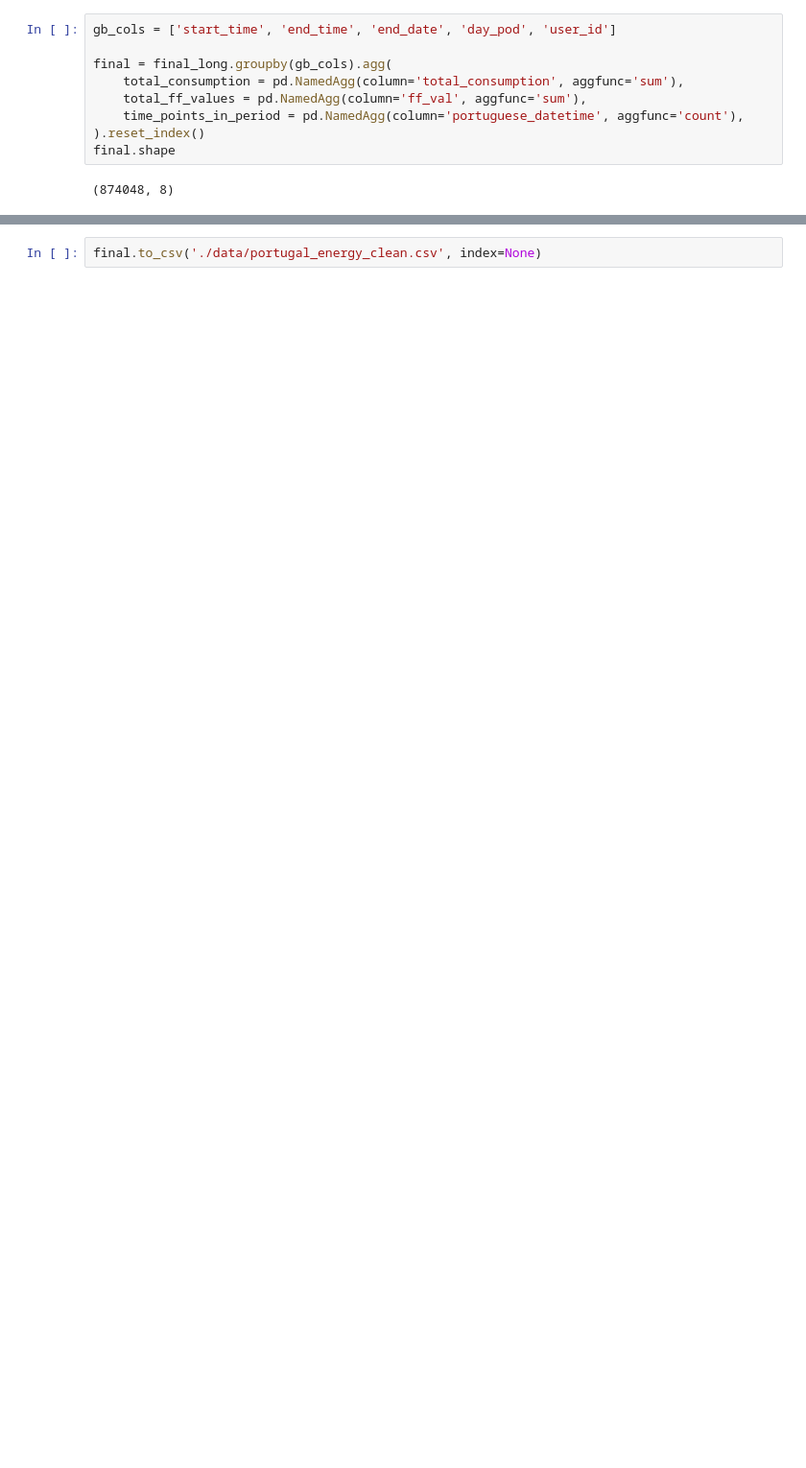
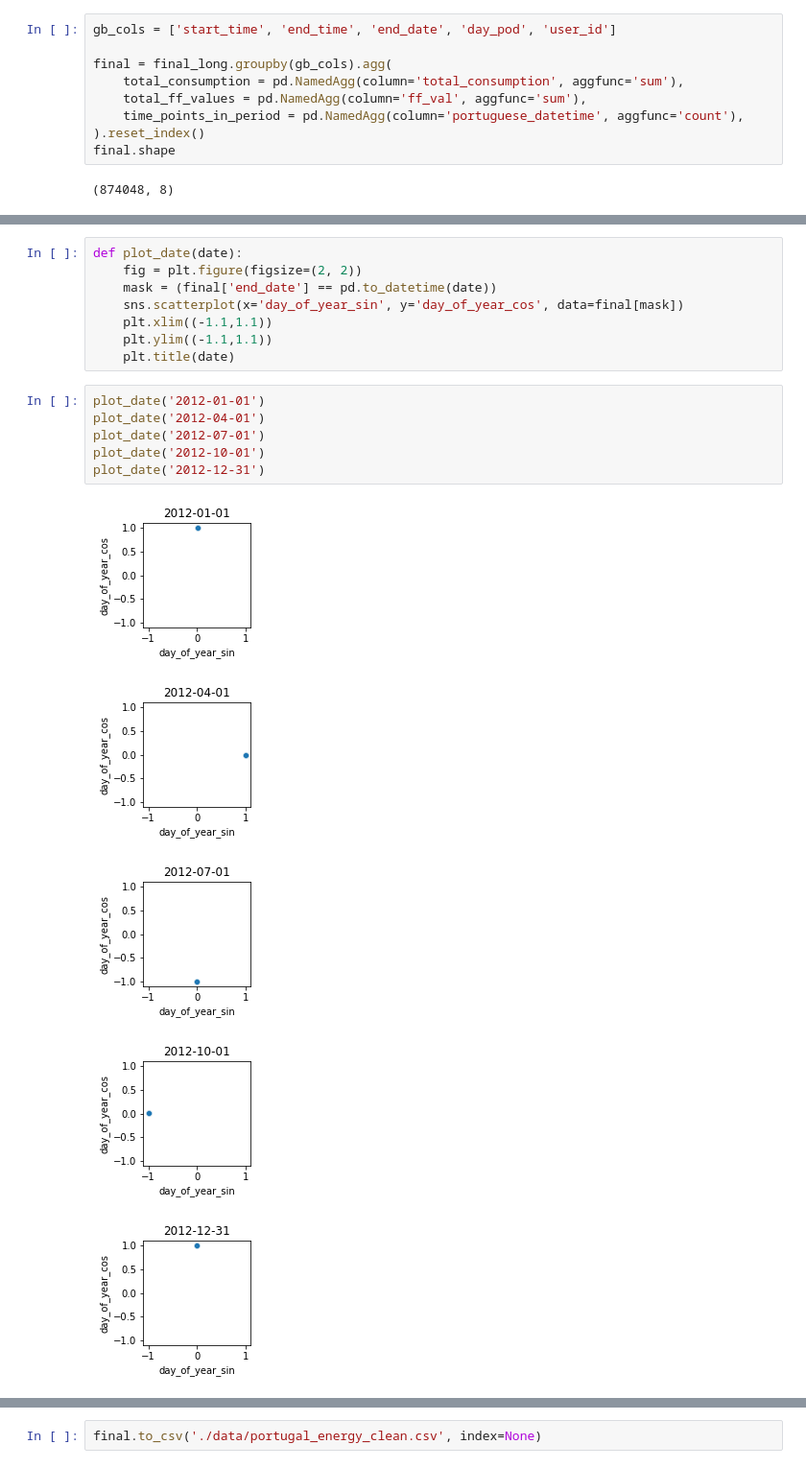
Before and after one commit to malomaye/asl-energy-forecasting, a Jupyter notebook: notebooks/raw_data_cleaning_shawn.ipynb, the cells around one changed output, grey strips where cells are left out. Shown at 96% size. Drawn from its saved outputs; the diff is of its cells as text; blank space fills up the shorter version.

```diff
--- a/notebooks/raw_data_cleaning_shawn.ipynb
+++ b/notebooks/raw_data_cleaning_shawn.ipynb
@@ -207,0 +229,20 @@ final.head()
+# %%
+def plot_date(date):
+    fig = plt.figure(figsize=(2, 2))
+    mask = (final['end_date'] == pd.to_datetime(date))
+    sns.scatterplot(x='day_of_year_sin', y='day_of_year_cos', data=final[mask])
+    plt.xlim((-1.1,1.1))
+    plt.ylim((-1.1,1.1))
+    plt.title(date)
+# %%
+plot_date('2012-01-01')
+plot_date('2012-04-01')
+plot_date('2012-07-01')
+plot_date('2012-10-01')
+plot_date('2012-12-31')
+# %% [output]
+[figure, added]
+[figure, added]
+[figure, added]
+[figure, added]
+[figure, added]
```
Also changed, not shown: parts of 5 cells of this notebook.
